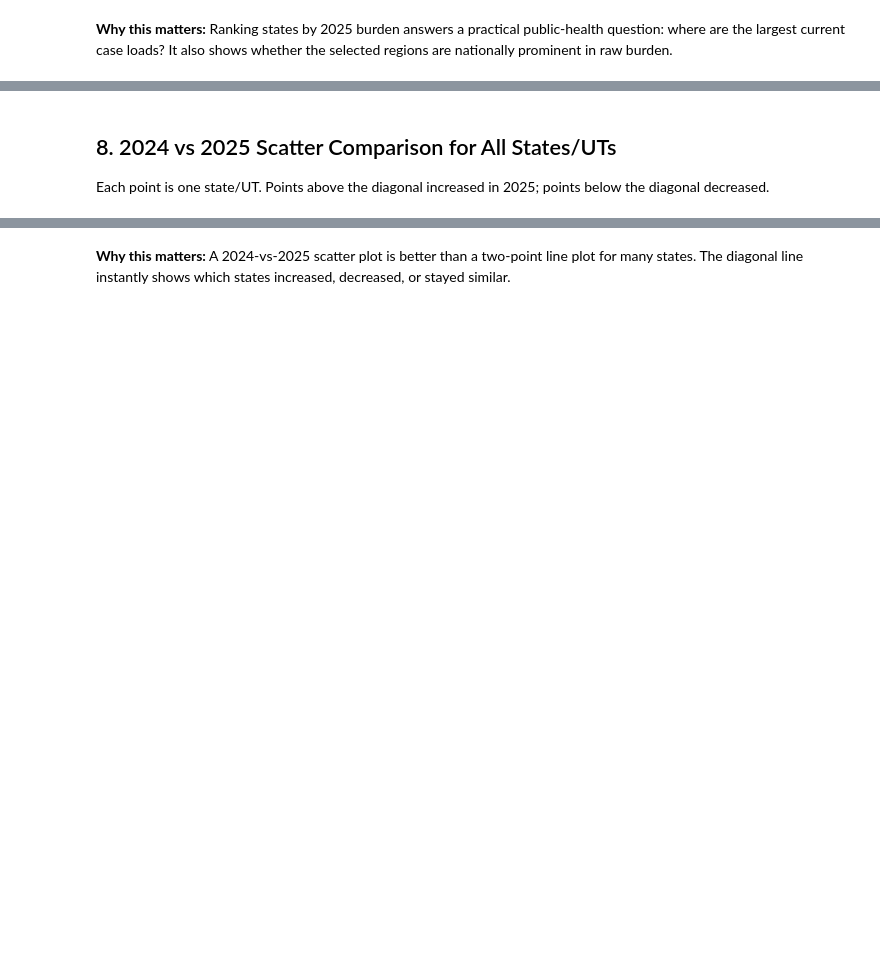
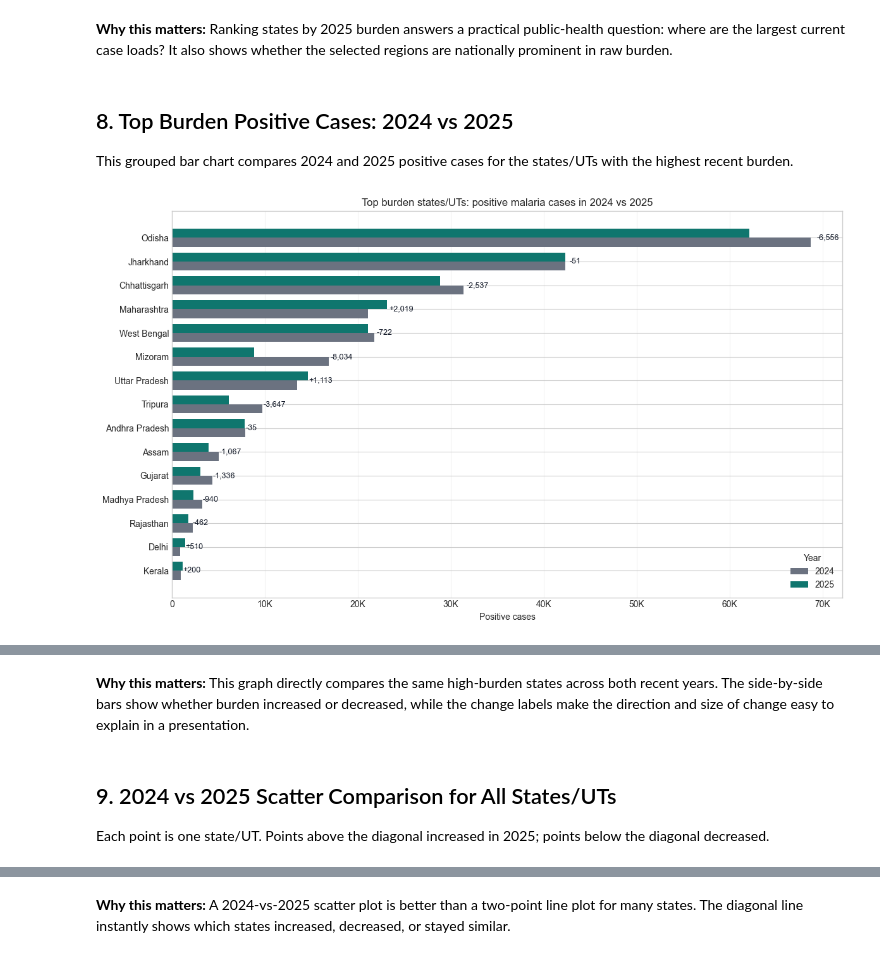
Before and after one commit to Akshitwadhwa/malaria-risk-project, a Jupyter notebook: notebooks/Compare_Recent_Epidemiological_Data.ipynb, the cells around one changed output, grey strips where cells are left out. Cells and saved outputs as stored; diff of their text form; code cells hidden in the pictures; blank space fills up the shorter version.

```diff
--- a/notebooks/Compare_Recent_Epidemiological_Data.ipynb
+++ b/notebooks/Compare_Recent_Epidemiological_Data.ipynb
@@ -305,2 +400,74 @@ display(top_positive[["state", "tested", "positive", "pf", "pf_percent", "tpr",
 # %% [markdown]
 **Why this matters:** Ranking states by 2025 burden answers a practical public-health question: where are the largest current case loads? It also shows whether the selected regions are nationally prominent in raw burden.
+# %% [markdown]
+## 8. Top Burden Positive Cases: 2024 vs 2025
+
+This grouped bar chart compares 2024 and 2025 positive cases for the states/UTs with the highest recent burden.
+# %%
+top_burden_compare = (
+    changes_no_india
+    .assign(max_recent_positive=lambda df: df[["positive_2024", "positive_2025"]].max(axis=1))
+    .sort_values("max_recent_positive", ascending=False)
+    .head(15)
+    .sort_values("max_recent_positive", ascending=True)
+)
+
+y_pos = np.arange(len(top_burden_compare))
+bar_height = 0.38
+
+fig, ax = plt.subplots(figsize=(12, 7))
+ax.barh(
+    y_pos - bar_height / 2,
+    top_burden_compare["positive_2024"],
+    height=bar_height,
+    label="2024",
+    color="#6b7280",
+)
+ax.barh(
+    y_pos + bar_height / 2,
+    top_burden_compare["positive_2025"],
+    height=bar_height,
+    label="2025",
+    color="#0f766e",
+)
+
+for idx, (_, row) in enumerate(top_burden_compare.iterrows()):
+    change = row["positive_change"]
+    change_label = f"{change:+,.0f}"
+    x_position = max(row["positive_2024"], row["positive_2025"])
+    ax.text(
+        x_position * 1.01,
+        idx,
+        change_label,
+        va="center",
+        fontsize=9,
+        color="#111827",
+    )
+
+ax.set_yticks(y_pos)
+ax.set_yticklabels(top_burden_compare["state"])
+ax.set_title("Top burden states/UTs: positive malaria cases in 2024 vs 2025")
+ax.set_xlabel("Positive cases")
+ax.xaxis.set_major_formatter(mticker.FuncFormatter(fmt_count))
+ax.legend(title="Year")
+ax.grid(axis="x", alpha=0.25)
+
+plt.tight_layout()
+plt.show()
+
+display(
+    top_burden_compare[
+        [
+            "state",
+            "positive_2024",
+            "positive_2025",
+            "positive_change",
+            "positive_pct_change",
+            "tpr_2024",
+            "tpr_2025",
+            "category_2025",
+        ]
+    ].sort_values("positive_2025", ascending=False)
+)
+# %% [output]
+[figure, added]
@@ -307,5 +490,7 @@ display(top_positive[["state", "tested", "positive", "pf", "pf_percent", "tpr",
+# %% [markdown]
+**Why this matters:** This graph directly compares the same high-burden states across both recent years. The side-by-side bars show whether burden increased or decreased, while the change labels make the direction and size of change easy to explain in a presentation.
 # %% [markdown]
-## 8. 2024 vs 2025 Scatter Comparison for All States/UTs
+## 9. 2024 vs 2025 Scatter Comparison for All States/UTs
 
 Each point is one state/UT. Points above the diagonal increased in 2025; points below the diagonal decreased.
 # %%
```
Also changed, not shown: parts of 24 cells of this notebook, 10 other files.
